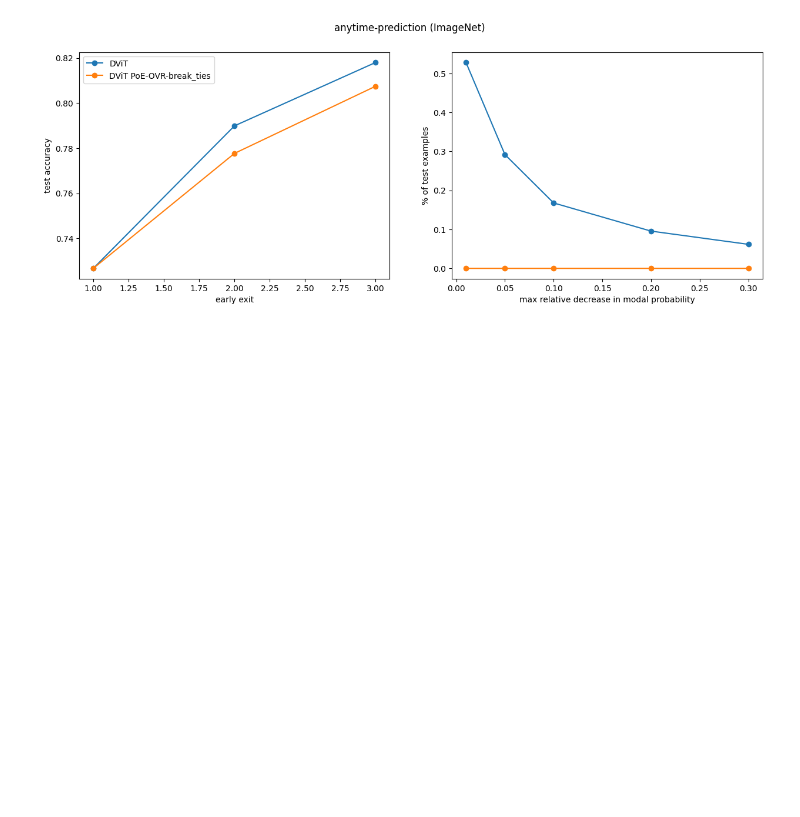
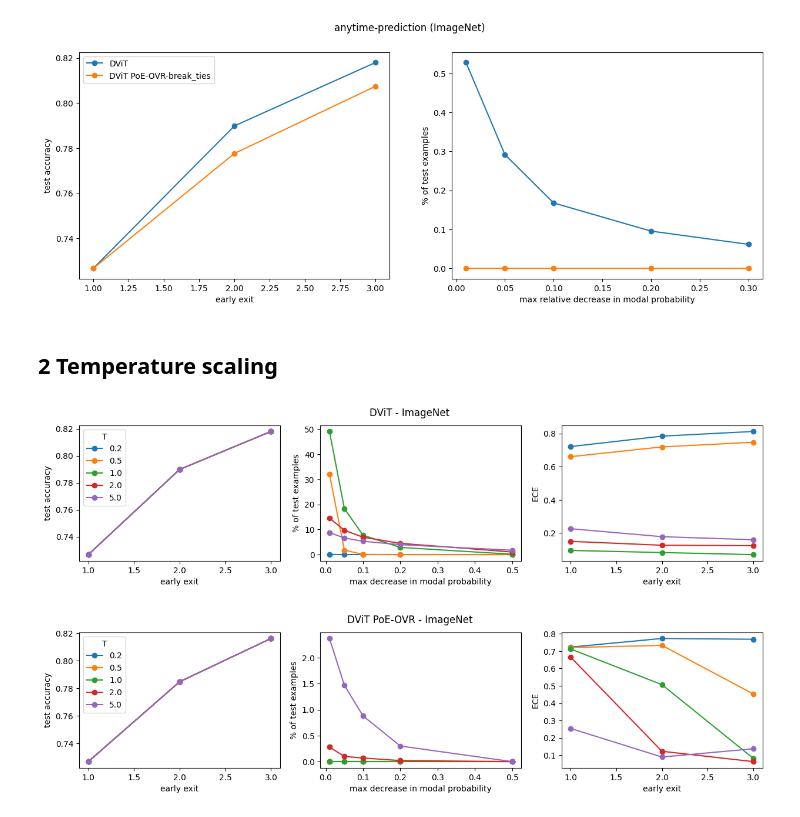
Before and after one commit to metodj/Dynamic-Vision-Transformer, a Jupyter notebook: modal_probs.ipynb, the cells around one changed output. Drawn from its saved outputs; the diff is of its cells as text; code cells hidden in the pictures; blank space fills up the shorter version.

Commit message:
temperature scaling

```diff
--- a/modal_probs.ipynb
+++ b/modal_probs.ipynb
@@ -33,6 +33,7 @@ tensor(-29.0676)
 # %%
 L = len(logits)
 N = logits.shape[1]
+C = logits.shape[-1]
 # %%
 L, N
 # %% [output]
@@ -217,3 +219,39 @@ plt.show()
 #     print(f'accuracy: {_acc}')
 #     print(f'modal probs: {_modal_probs}')
 #     print('==========================================')
+# %% [markdown]
+## 2 Temperature scaling
+# %%
+T_ARR = [ 0.2, 0.5, 1., 2., 5.]
+PROBS_NAME = ['DViT', 'DViT PoE-OVR']
+PROBS = [probs, probs_poe_ovr_break_ties_generalized]
+# %%
+scaled_dict = get_scale_probs(PROBS_NAME, PROBS, T_ARR, targets, C=C, L=L)
+# %%
+for prob_name in PROBS_NAME:
+    fig, ax = plt.subplots(1, 3, figsize=(15, 3))
+    for i, T in enumerate(T_ARR):
+        _probs, _preds, _acc = scaled_dict[prob_name][T]
+        ax[0].plot(list(range(1, L + 1)), _acc, label=T, marker='o')
+        ax[0].set_xlabel('early exit')
+        ax[0].set_ylabel('test accuracy')
+        ax[0].legend(title='T')
+
+        modal_probs = modal_probs_decreasing(_preds, _probs, L)
+        ax[1].plot(modal_probs.keys(), modal_probs.values(), marker='o', label=label)
+
+        ax[1].set_xlabel('max decrease in modal probability')
+        ax[1].set_ylabel('% of test examples')
+
+        ece = []
+        for l in range(L):
+            ece.append(ECE(bins=15).measure(_probs[l, :, :].numpy(), targets.numpy()))
+        ax[2].plot(list(range(1, L + 1)), ece, marker='o', label=label)
+        ax[2].set_xlabel('early exit')
+        ax[2].set_ylabel('ECE')
+
+    plt.suptitle(f'{prob_name} - ImageNet')
+    plt.show()
+# %% [output]
+[figure, added]
+[figure, added]
```
Also changed, not shown: parts of 4 cells of this notebook, 1 other file.
